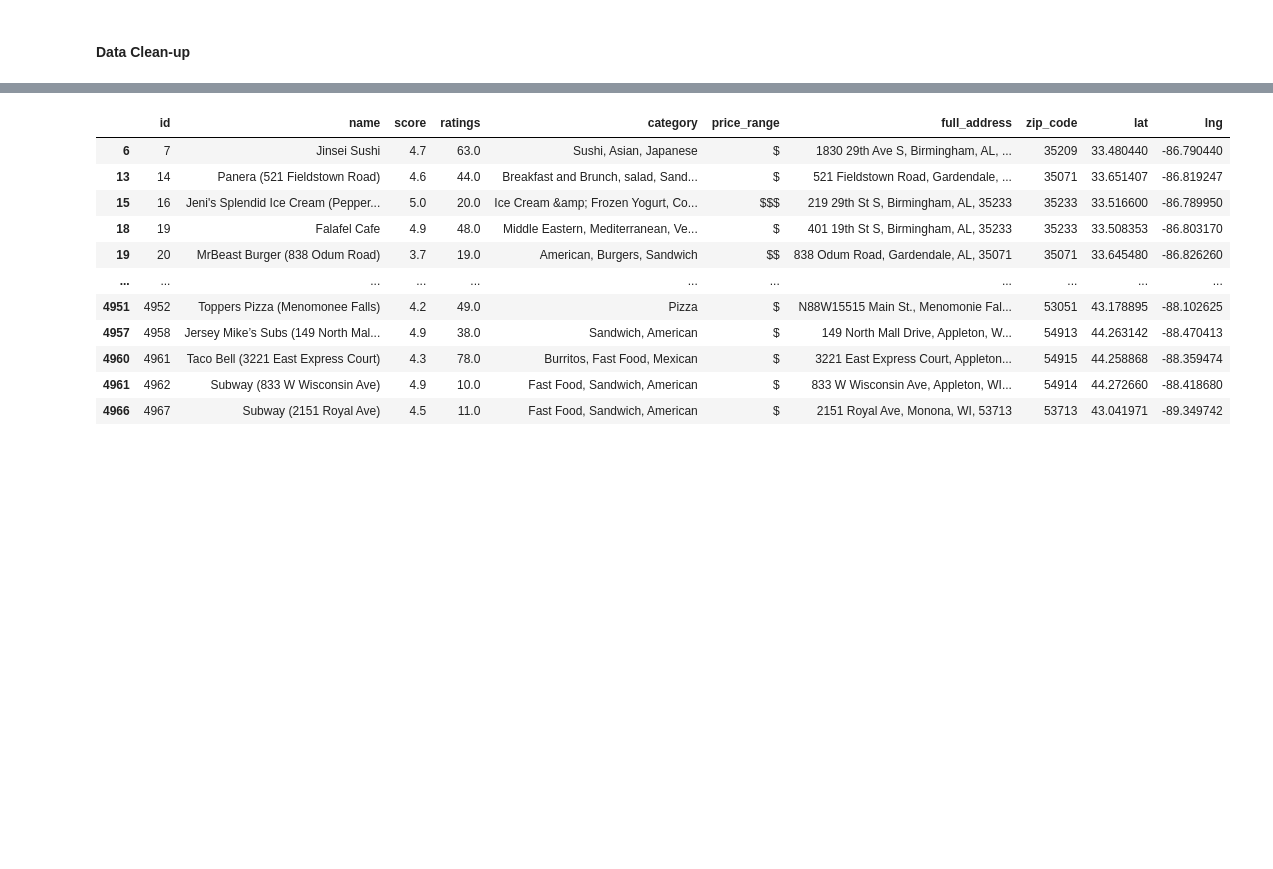
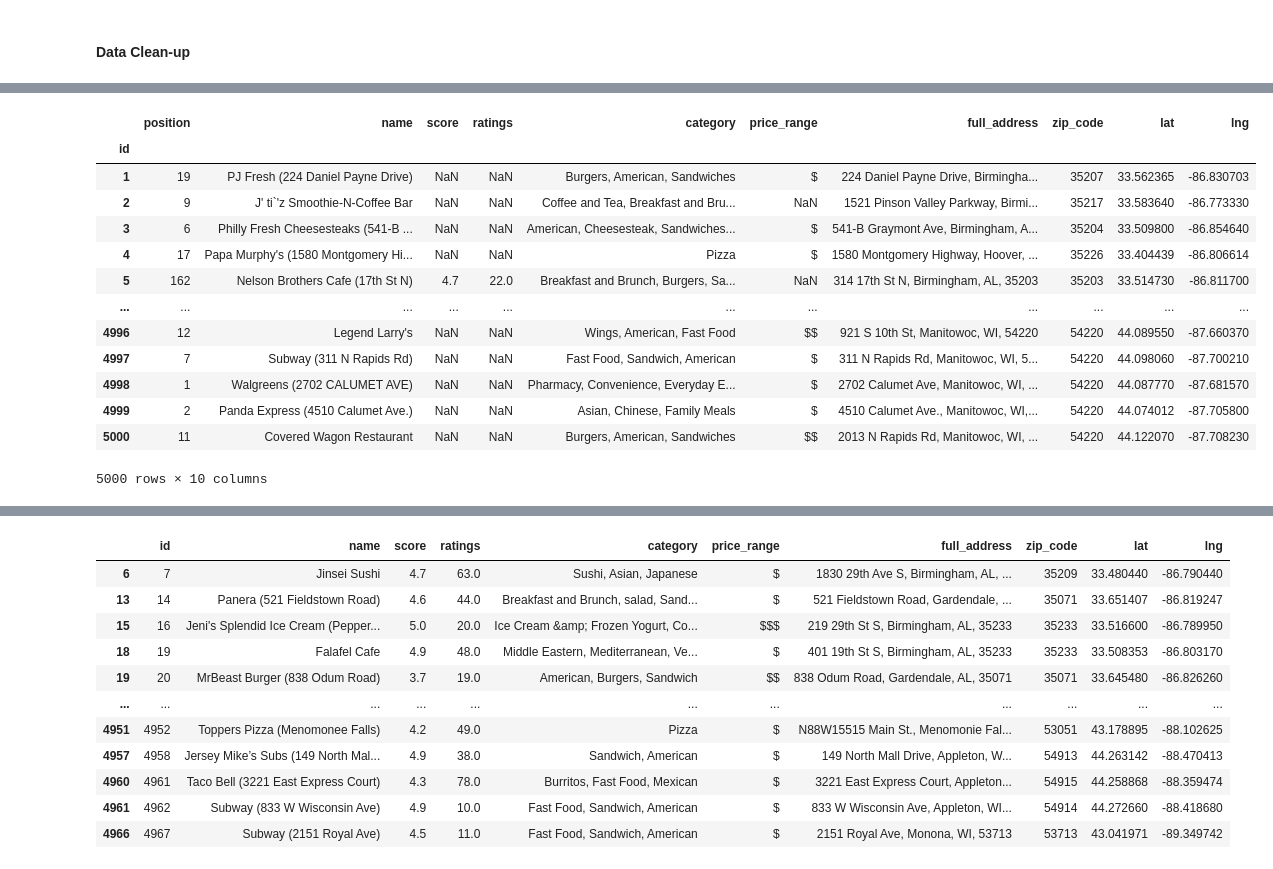
Before and after one commit to skgag1216/Project-2, a Jupyter notebook: Uber_Eats_Restaurants.ipynb, the cells around one changed output, grey strips where cells are left out. Saved outputs shown, nothing was run; the diff lists cells and outputs as text; code cells hidden in the pictures; blank space fills up the shorter version.

```diff
--- a/Uber_Eats_Restaurants.ipynb
+++ b/Uber_Eats_Restaurants.ipynb
@@ -35,3 +36,7 @@ menu_data.head()
 | 4 | 1 | Extra Large Pizza | Extra Large 5 Cheese | Whole pie. | 14.99 USD |
 # %% [markdown]
 #### Data Clean-up
+# %%
+# original full list of restaurants
+original_restaurant_df = restaurant_data.copy()
+original_restaurant_df.head()
@@ -37,0 +50,19 @@ menu_data.head()
+# %%
+# set index to id
+original_restaurant_df.set_index("id", inplace = True)
+original_restaurant_df
+# %% [output]
+|  | position | name | score | ratings | category | price_range | full_address | zip_code | lat | lng |
+| id |  |  |  |  |  |  |  |  |  |  |
+| 1 | 19 | PJ Fresh (224 Daniel Payne Drive) | NaN | NaN | Burgers, American, Sandwiches | $ | 224 Daniel Payne Drive, Birmingha... | 35207 | 33.562365 | -86.830703 |
+| 2 | 9 | J' ti`'z Smoothie-N-Coffee Bar | NaN | NaN | Coffee and Tea, Breakfast and Bru... | NaN | 1521 Pinson Valley Parkway, Birmi... | 35217 | 33.583640 | -86.773330 |
+| 3 | 6 | Philly Fresh Cheesesteaks (541-B ... | NaN | NaN | American, Cheesesteak, Sandwiches... | $ | 541-B Graymont Ave, Birmingham, A... | 35204 | 33.509800 | -86.854640 |
+| 4 | 17 | Papa Murphy's (1580 Montgomery Hi... | NaN | NaN | Pizza | $ | 1580 Montgomery Highway, Hoover, ... | 35226 | 33.404439 | -86.806614 |
+| 5 | 162 | Nelson Brothers Cafe (17th St N) | 4.7 | 22.0 | Breakfast and Brunch, Burgers, Sa... | NaN | 314 17th St N, Birmingham, AL, 35203 | 35203 | 33.514730 | -86.811700 |
+| ... | ... | ... | ... | ... | ... | ... | ... | ... | ... | ... |
+| 4996 | 12 | Legend Larry's | NaN | NaN | Wings, American, Fast Food | $$ | 921 S 10th St, Manitowoc, WI, 54220 | 54220 | 44.089550 | -87.660370 |
+| 4997 | 7 | Subway (311 N Rapids Rd) | NaN | NaN | Fast Food, Sandwich, American | $ | 311 N Rapids Rd, Manitowoc, WI, 5... | 54220 | 44.098060 | -87.700210 |
+| 4998 | 1 | Walgreens (2702 CALUMET AVE) | NaN | NaN | Pharmacy, Convenience, Everyday E... | $ | 2702 Calumet Ave, Manitowoc, WI, ... | 54220 | 44.087770 | -87.681570 |
+| 4999 | 2 | Panda Express (4510 Calumet Ave.) | NaN | NaN | Asian, Chinese, Family Meals | $ | 4510 Calumet Ave., Manitowoc, WI,... | 54220 | 44.074012 | -87.705800 |
+| 5000 | 11 | Covered Wagon Restaurant | NaN | NaN | Burgers, American, Sandwiches | $$ | 2013 N Rapids Rd, Manitowoc, WI, ... | 54220 | 44.122070 | -87.708230 |
+5000 rows × 10 columns
```
Also changed, not shown: parts of 14 cells of this notebook.
